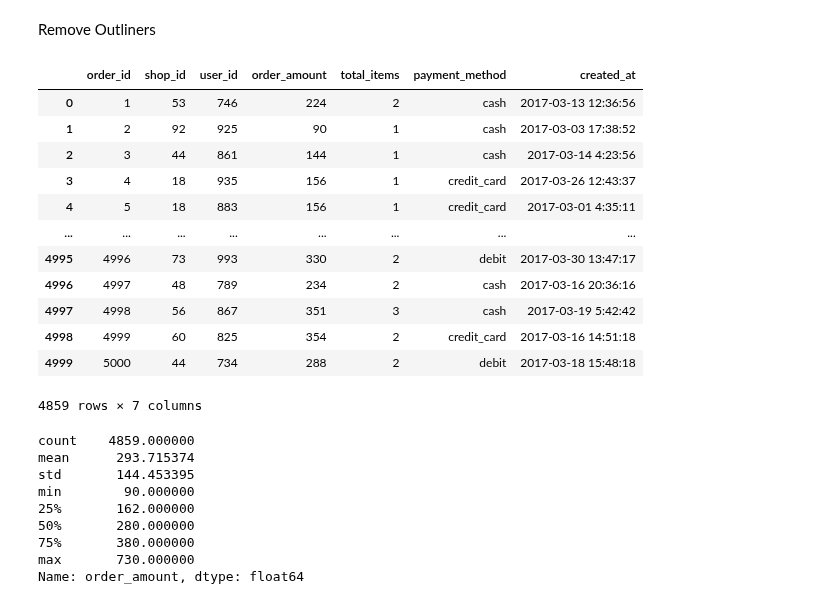
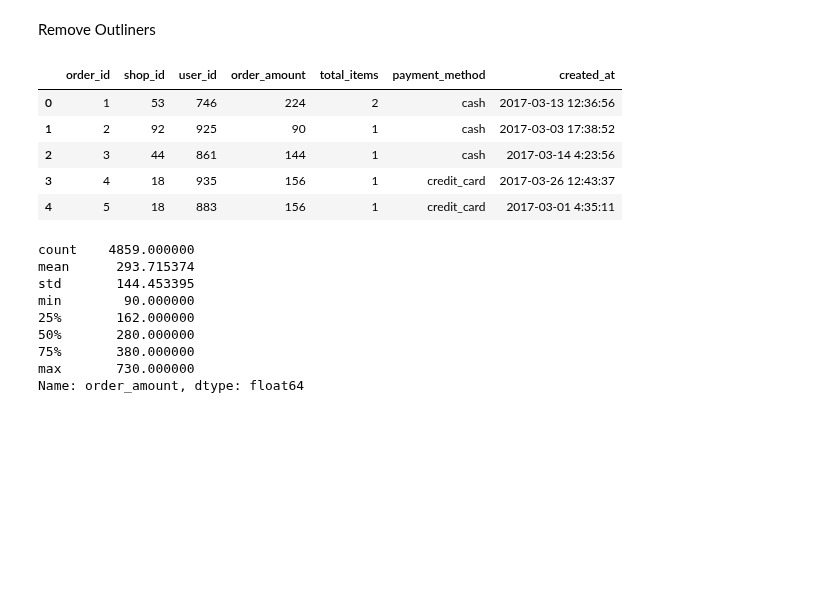
Before and after one commit to dantenvmt/python, a Jupyter notebook: shopify/Untitled.ipynb, the cells around one changed output. Cells and saved outputs as stored; diff of their text form; code cells hidden in the pictures; blank space fills up the shorter version.

```diff
--- a/shopify/Untitled.ipynb
+++ b/shopify/Untitled.ipynb
@@ -84,28 +83,21 @@ Remove Outliners
 # %%
 q1 = df['order_amount'].quantile(0.25)
 q3 = df['order_amount'].quantile(0.75)
 iqr = q3-q1
 upper_limit = q3 +1.5* iqr
 lower_limit = q1 - 1.5 * iqr
 upper = np.where(df['order_amount'] >= (upper_limit))
 lower = np.where(df['order_amount'] <= (lower_limit))
 df.drop(upper[0], inplace = True)
 df.drop(lower[0], inplace = True)
-df
+df.head()
 # %% [output]
 |  | order_id | shop_id | user_id | order_amount | total_items | payment_method | created_at |
 | 0 | 1 | 53 | 746 | 224 | 2 | cash | 2017-03-13 12:36:56 |
 | 1 | 2 | 92 | 925 | 90 | 1 | cash | 2017-03-03 17:38:52 |
 | 2 | 3 | 44 | 861 | 144 | 1 | cash | 2017-03-14 4:23:56 |
 | 3 | 4 | 18 | 935 | 156 | 1 | credit_card | 2017-03-26 12:43:37 |
 | 4 | 5 | 18 | 883 | 156 | 1 | credit_card | 2017-03-01 4:35:11 |
-| ... | ... | ... | ... | ... | ... | ... | ... |
-| 4995 | 4996 | 73 | 993 | 330 | 2 | debit | 2017-03-30 13:47:17 |
-| 4996 | 4997 | 48 | 789 | 234 | 2 | cash | 2017-03-16 20:36:16 |
-| 4997 | 4998 | 56 | 867 | 351 | 3 | cash | 2017-03-19 5:42:42 |
-| 4998 | 4999 | 60 | 825 | 354 | 2 | credit_card | 2017-03-16 14:51:18 |
-| 4999 | 5000 | 44 | 734 | 288 | 2 | debit | 2017-03-18 15:48:18 |
-4859 rows × 7 columns
 # %%
 df['order_amount'].describe()
 # %% [output]
```
Also changed, not shown: parts of 8 cells of this notebook.
